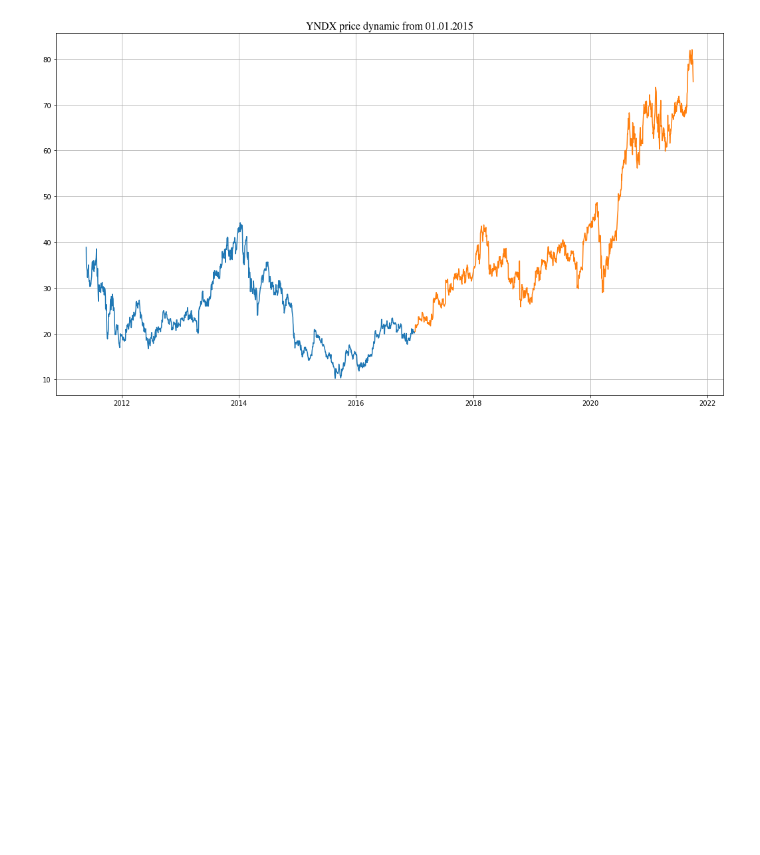
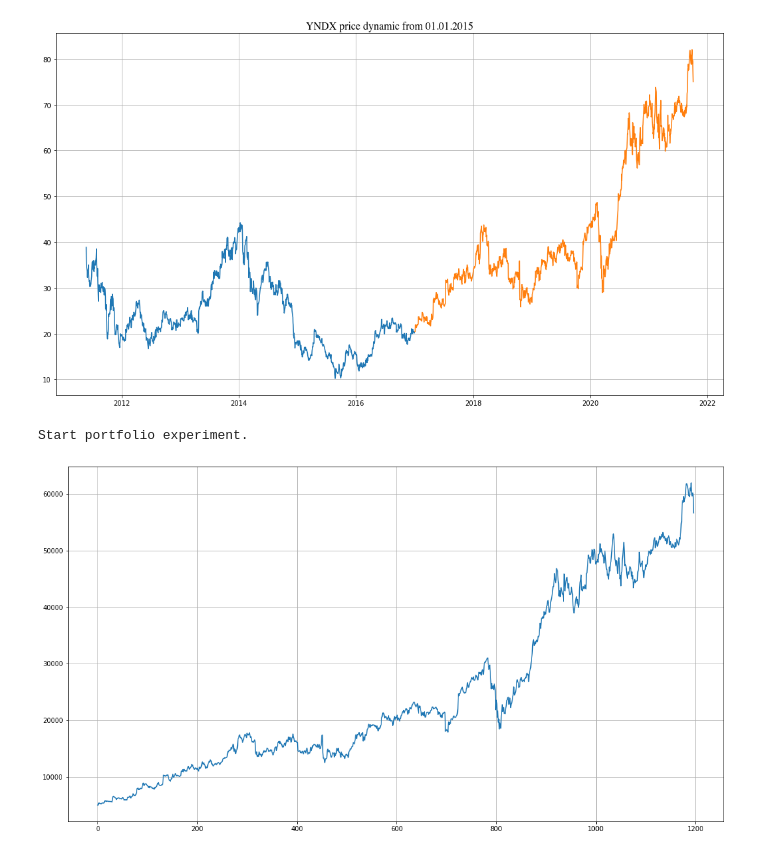
Before and after one commit to HSE-Master-MLHS-stock-price-prediction/Stock_price_prediction, a Jupyter notebook: Backtesting/Simple_YNDX_backtesting.ipynb, the cells around one changed output. Saved outputs shown, nothing was run; the diff lists cells and outputs as text; code cells hidden in the pictures; blank space fills up the shorter version.

```diff
--- a/Backtesting/Simple_YNDX_backtesting.ipynb
+++ b/Backtesting/Simple_YNDX_backtesting.ipynb
@@ -117,0 +18,17 @@ class SimplePortfolioExperiment:
+# %%
+class NikiforovYNDXExperiment(SimplePortfolioExperiment):
+
+    def make_action(self, ind):
+        self.buy_stocks_per_money(self.free_money, ind, True)
+# %%
+obj = NikiforovYNDXExperiment()
+obj.start_experiment()
+# %% [output]
+Start portfolio experiment.
+# %%
+plt.figure(figsize = (18, 10))
+plt.grid()
+plt.plot(obj.history_capital)
+plt.show()
+# %% [output]
+[figure, added]
```
Also changed, not shown: parts of 4 cells of this notebook, 1 other file.
